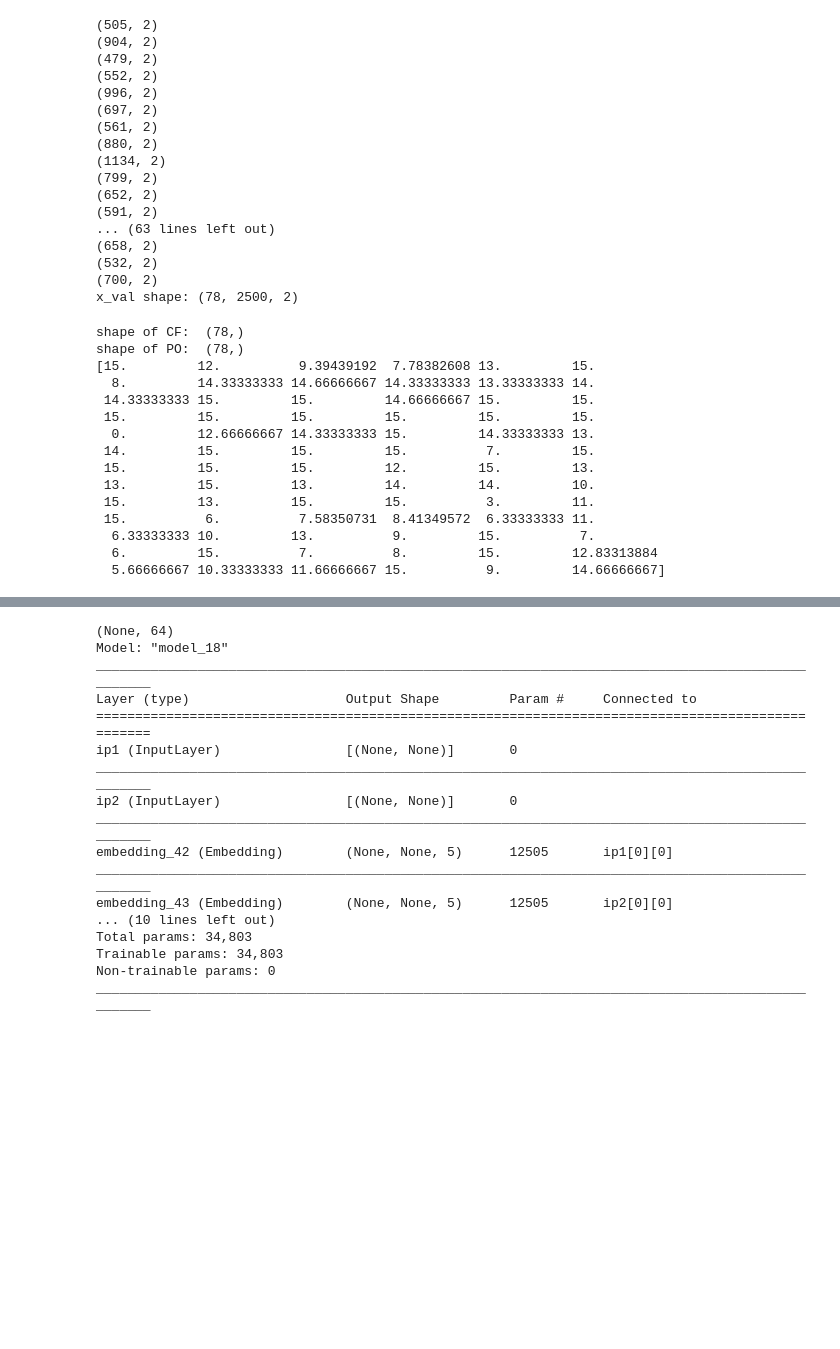
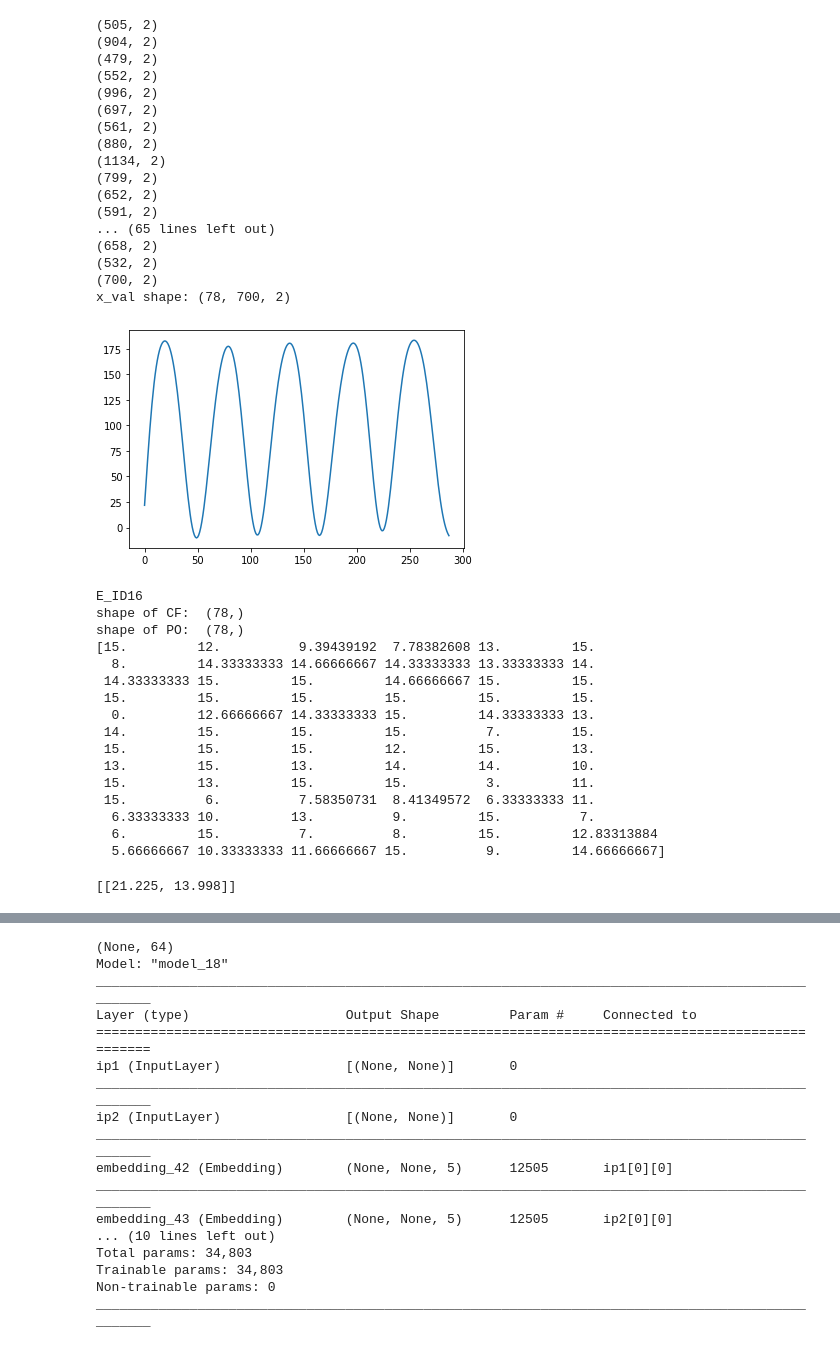
Before and after one commit to anmolcool007/Movement-Quality-Assessment, a Jupyter notebook: playground.ipynb, the cells around one changed output, grey strips where cells are left out. Saved outputs shown, nothing was run; the diff lists cells and outputs as text; code cells hidden in the pictures; blank space fills up the shorter version.

```diff
--- a/playground.ipynb
+++ b/playground.ipynb
@@ -15,36 +39,41 @@ x_id = []
 for ids, vals in types.items():
     for i in range(1,vals+1):
         x_id.append(ids + str(i))
         try:
             with open("./po-cf-ex-1-features/"+ids+str(i)+".csv", 'r') as f:
                 temp = list(csv.reader(f, delimiter = ","))
             temp = np.asarray(temp)
             temp = temp[:,:2].astype(np.float64)
         except:
             print(ids, i)
         print(temp.shape)
+        if i==3 and ids == 'S_ID':
+            print("here")
+            plt.plot(temp[:,1])
+            print(temp.shape)
         x_val.append(temp.tolist())
-x_val = np.asarray(sequence.pad_sequences(x_val, maxlen=2500)).astype(np.float64)
+# x_val = np.asarray(sequence.pad_sequences(x_val, maxlen=700)).astype(np.float64)
 print("x_val shape:", x_val.shape)
 # len(x_val[1][0])
 # %% [output]
 (505, 2)
 (904, 2)
 (479, 2)
 (552, 2)
 (996, 2)
 (697, 2)
 (561, 2)
 (880, 2)
 (1134, 2)
 (799, 2)
 (652, 2)
 (591, 2)
-... (63 lines left out)
+... (65 lines left out)
 (658, 2)
 (532, 2)
 (700, 2)
-x_val shape: (78, 2500, 2)
+x_val shape: (78, 700, 2)
+[figure, added]
 # %%
 # df = pd.read_excel("./KiMoRe/E_ID1/Es1/Label/ClinicalAssessment_E_ID1.xlsx")
 # np.array(df).reshape((16,))
@@ -59,6 +88,8 @@ for ids in x_id:
     df = np.array(df).reshape((16,))
     po_val.append(df[6])
     cf_val.append(df[11])
+    if len(po_val)==24:
+        print(ids)
 po_val = np.asarray(po_val).astype(np.float64)
 cf_val = np.asarray(cf_val).astype(np.float64)
 print("shape of CF: ", cf_val.shape)
@@ -69,6 +100,7 @@ for i in range(78):
         po_val[i] = 0
 print(po_val)
 # %% [output]
+E_ID16
 shape of CF:  (78,)
 shape of PO:  (78,)
 [15.         12.          9.39439192  7.78382608 13.         15.
@@ -84,3 +116,8 @@ shape of PO:  (78,)
   6.33333333 10.         13.          9.         15.          7.
   6.         15.          7.          8.         15.         12.83313884
   5.66666667 10.33333333 11.66666667 15.          9.         14.66666667]
+# %%
+# plt.plot(x_val[0][:][1])
+x_val[0][:][]
+# %% [output]
+[[21.225, 13.998]]
```
Also changed, not shown: parts of 9 cells of this notebook.
